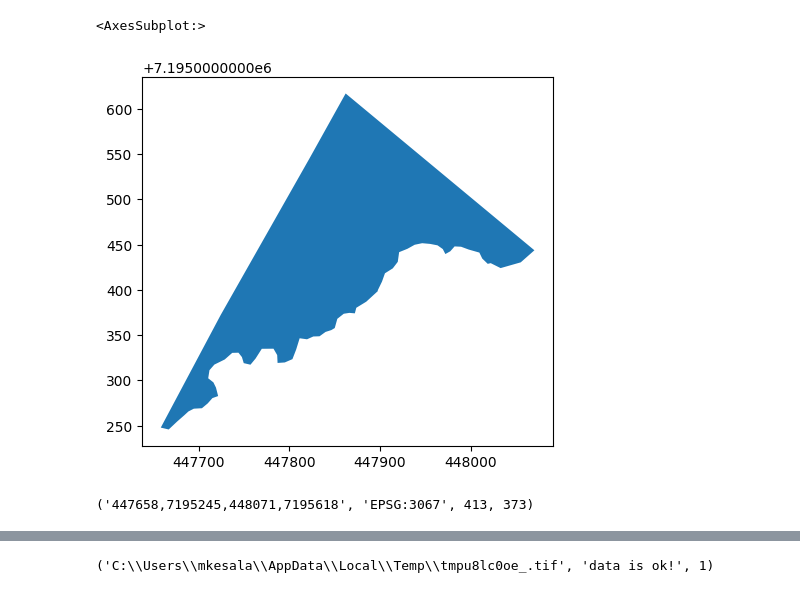
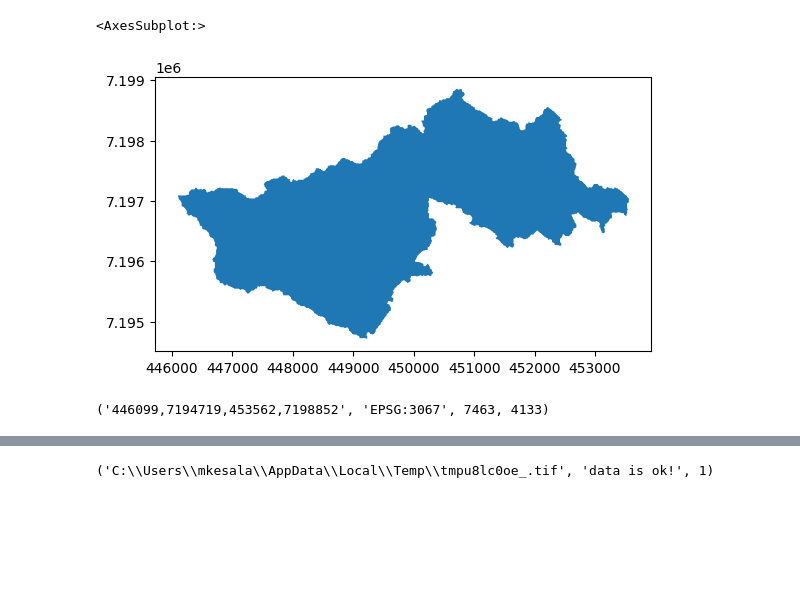
Before and after one commit to SuomenMetsakeskus/smk_tools, a Jupyter notebook: processing/getInput.ipynb, the cells around one changed output, grey strips where cells are left out. Drawn from its saved outputs; the diff is of its cells as text; code cells hidden in the pictures; blank space fills up the shorter version.

```diff
--- a/processing/getInput.ipynb
+++ b/processing/getInput.ipynb
@@ -13,15 +13,15 @@ from rasterio.plot import show
 #import matplotlib.pyplot as plt
 # %%
 data_example = "data_example\ReTreeT.gpkg"
-layer = "cuttingarea"
+layer = "valuma_alueet"
 data_qgis = QgsVectorLayer(data_example+"|layername="+layer,"cutarea","ogr")
 data_df = gpd.read_file(data_example,layer = layer)
 
 data_df
 
 data_df.plot()
 # %% [output]
 <AxesSubplot:>
-[figure, old version]
+[figure, new version]
 # %%
 esri_image = 'https://aineistot.metsakeskus.fi/metsakeskus/rest/services/Vesiensuojelu/DEM/ImageServer'
@@ -45,7 +46,7 @@ def getBboxWmsFormat(in_feat:QgsVectorLayer):
 bb = getBboxWmsFormat(data_qgis)
 print (bb)
 # %% [output]
-('447658,7195245,448071,7195618', 'EPSG:3067', 413, 373)
+('446099,7194719,453562,7198852', 'EPSG:3067', 7463, 4133)
 # %%
 def doEsriParams(input_polygon:QgsVectorLayer):
     bbox = getBboxWmsFormat(input_polygon)
```
Also changed, not shown: parts of 3 cells of this notebook, 12 other files.
